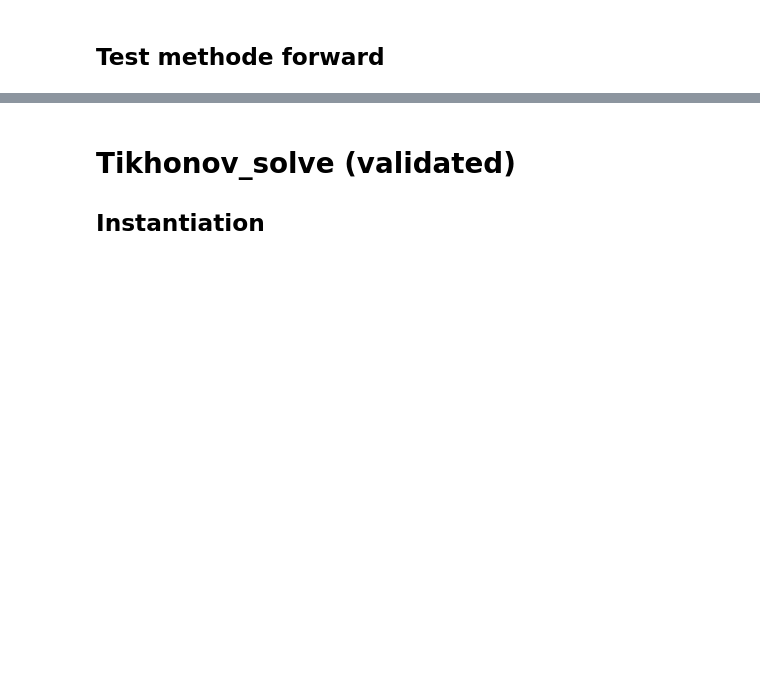
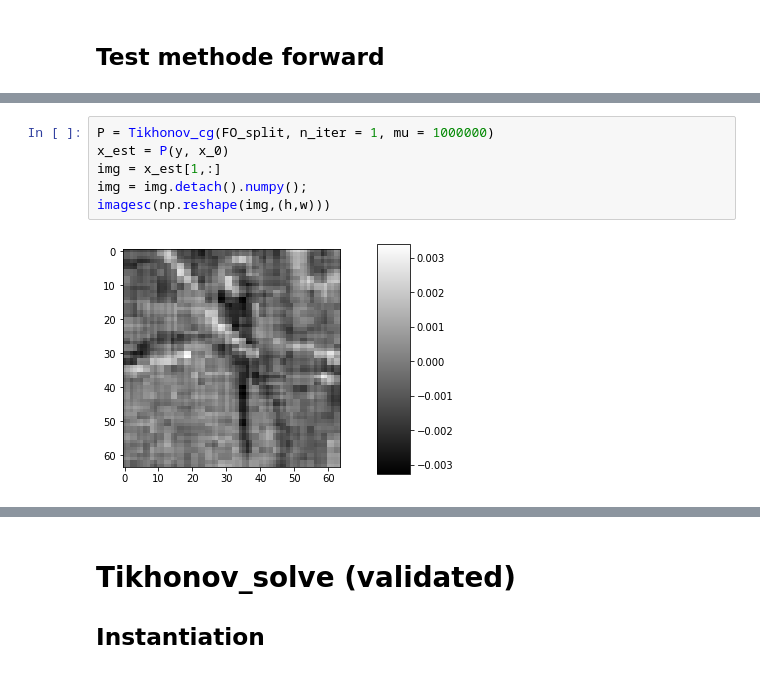
Before and after one commit to openspyrit/spyrit-examples, a Jupyter notebook: Debug_version_2/data_consistency_layer.ipynb, the cells around one changed output, grey strips where cells are left out. Saved outputs shown, nothing was run; the diff lists cells and outputs as text; blank space fills up the shorter version.

```diff
--- a/Debug_version_2/data_consistency_layer.ipynb
+++ b/Debug_version_2/data_consistency_layer.ipynb
@@ -138,0 +172,8 @@ Too much regularisation (makes sense) due to tikhonov formula
+# %%
+P = Tikhonov_cg(FO_split, n_iter = 1, mu = 1000000)
+x_est = P(y, x_0)
+img = x_est[1,:]
+img = img.detach().numpy();
+imagesc(np.reshape(img,(h,w)))
+# %% [output]
+[figure, added]
```
Also changed, not shown: parts of 58 cells of this notebook.
